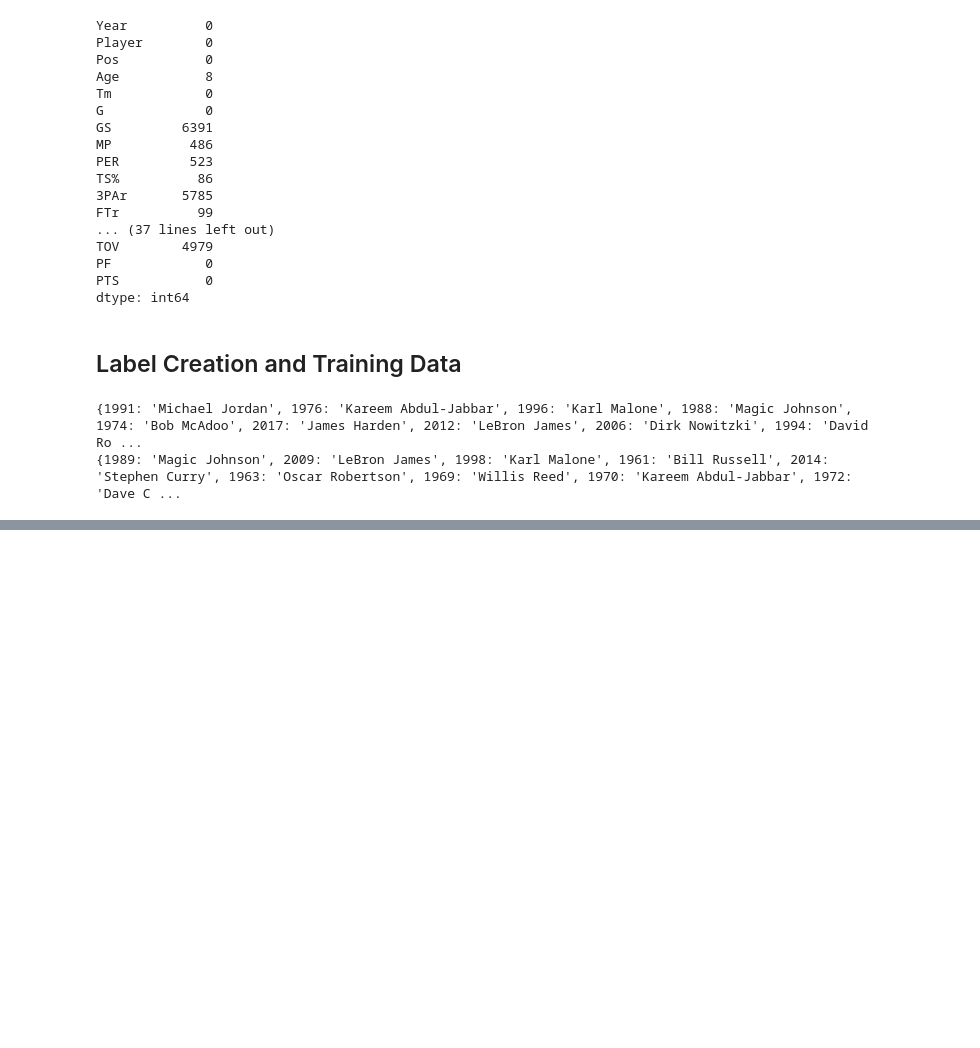
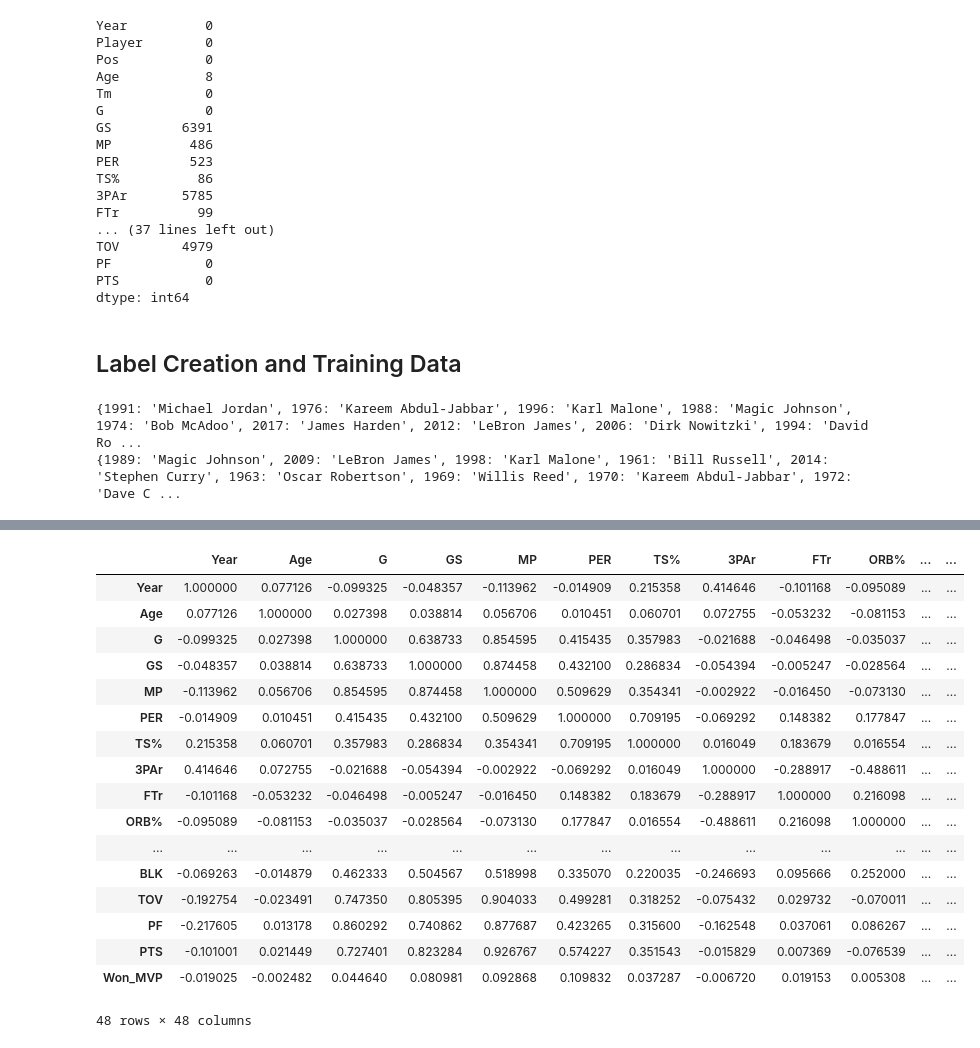
Before and after one commit to HanshalDabbiru/CS179, a Jupyter notebook: main.ipynb, the cells around one changed output, grey strips where cells are left out. Cells and saved outputs as stored; diff of their text form; code cells hidden in the pictures; blank space fills up the shorter version.

Commit message:
working model but need to fix with actual player's name

```diff
--- a/main.ipynb
+++ b/main.ipynb
@@ -13,3 +13,5 @@ Path to dataset files: C:\Users\sheik\.cache\kagglehub\datasets\drgilermo\nba-pl
 # %%
 df = pd.read_csv(os.path.join(path, "Seasons_Stats.csv"), encoding='latin1')
+df['Player'] = df['Player'].str.replace('*', '', regex=False)
+print(df[df['Player'] == "Bill Russell"])
 df = df.drop(columns=["Unnamed: 0"])
@@ -156,3 +176,6 @@ print(test_mvp_winners)
 # %% [output]
 {1991: 'Michael Jordan', 1976: 'Kareem Abdul-Jabbar', 1996: 'Karl Malone', 1988: 'Magic Johnson', 1974: 'Bob McAdoo', 2017: 'James Harden', 2012: 'LeBron James', 2006: 'Dirk Nowitzki', 1994: 'David Ro ...
 {1989: 'Magic Johnson', 2009: 'LeBron James', 1998: 'Karl Malone', 1961: 'Bill Russell', 2014: 'Stephen Curry', 1963: 'Oscar Robertson', 1969: 'Willis Reed', 1970: 'Kareem Abdul-Jabbar', 1972: 'Dave C ...
+# %%
+df['Won_MVP'] = df.apply(lambda row: int(row['Player'] == mvp_winners.get(row['Year'])), axis=1)
+df.head()
@@ -158,0 +210,22 @@ print(test_mvp_winners)
+# %%
+numeric_df = df.select_dtypes(include=['number'])  # Select only numeric columns
+numeric_df.corr()
+# %% [output]
+|  | Year | Age | G | GS | MP | PER | TS% | 3PAr | FTr | ORB% | ... | ... |
+| Year | 1.000000 | 0.077126 | -0.099325 | -0.048357 | -0.113962 | -0.014909 | 0.215358 | 0.414646 | -0.101168 | -0.095089 | ... | ... |
+| Age | 0.077126 | 1.000000 | 0.027398 | 0.038814 | 0.056706 | 0.010451 | 0.060701 | 0.072755 | -0.053232 | -0.081153 | ... | ... |
+| G | -0.099325 | 0.027398 | 1.000000 | 0.638733 | 0.854595 | 0.415435 | 0.357983 | -0.021688 | -0.046498 | -0.035037 | ... | ... |
+| GS | -0.048357 | 0.038814 | 0.638733 | 1.000000 | 0.874458 | 0.432100 | 0.286834 | -0.054394 | -0.005247 | -0.028564 | ... | ... |
+| MP | -0.113962 | 0.056706 | 0.854595 | 0.874458 | 1.000000 | 0.509629 | 0.354341 | -0.002922 | -0.016450 | -0.073130 | ... | ... |
+| PER | -0.014909 | 0.010451 | 0.415435 | 0.432100 | 0.509629 | 1.000000 | 0.709195 | -0.069292 | 0.148382 | 0.177847 | ... | ... |
+| TS% | 0.215358 | 0.060701 | 0.357983 | 0.286834 | 0.354341 | 0.709195 | 1.000000 | 0.016049 | 0.183679 | 0.016554 | ... | ... |
+| 3PAr | 0.414646 | 0.072755 | -0.021688 | -0.054394 | -0.002922 | -0.069292 | 0.016049 | 1.000000 | -0.288917 | -0.488611 | ... | ... |
+| FTr | -0.101168 | -0.053232 | -0.046498 | -0.005247 | -0.016450 | 0.148382 | 0.183679 | -0.288917 | 1.000000 | 0.216098 | ... | ... |
+| ORB% | -0.095089 | -0.081153 | -0.035037 | -0.028564 | -0.073130 | 0.177847 | 0.016554 | -0.488611 | 0.216098 | 1.000000 | ... | ... |
+| ... | ... | ... | ... | ... | ... | ... | ... | ... | ... | ... | ... | ... |
+| BLK | -0.069263 | -0.014879 | 0.462333 | 0.504567 | 0.518998 | 0.335070 | 0.220035 | -0.246693 | 0.095666 | 0.252000 | ... | ... |
+| TOV | -0.192754 | -0.023491 | 0.747350 | 0.805395 | 0.904033 | 0.499281 | 0.318252 | -0.075432 | 0.029732 | -0.070011 | ... | ... |
+| PF | -0.217605 | 0.013178 | 0.860292 | 0.740862 | 0.877687 | 0.423265 | 0.315600 | -0.162548 | 0.037061 | 0.086267 | ... | ... |
+| PTS | -0.101001 | 0.021449 | 0.727401 | 0.823284 | 0.926767 | 0.574227 | 0.351543 | -0.015829 | 0.007369 | -0.076539 | ... | ... |
+| Won_MVP | -0.019025 | -0.002482 | 0.044640 | 0.080981 | 0.092868 | 0.109832 | 0.037287 | -0.006720 | 0.019153 | 0.005308 | ... | ... |
+48 rows × 48 columns
```
Also changed, not shown: parts of 9 cells of this notebook, 2 other files.
